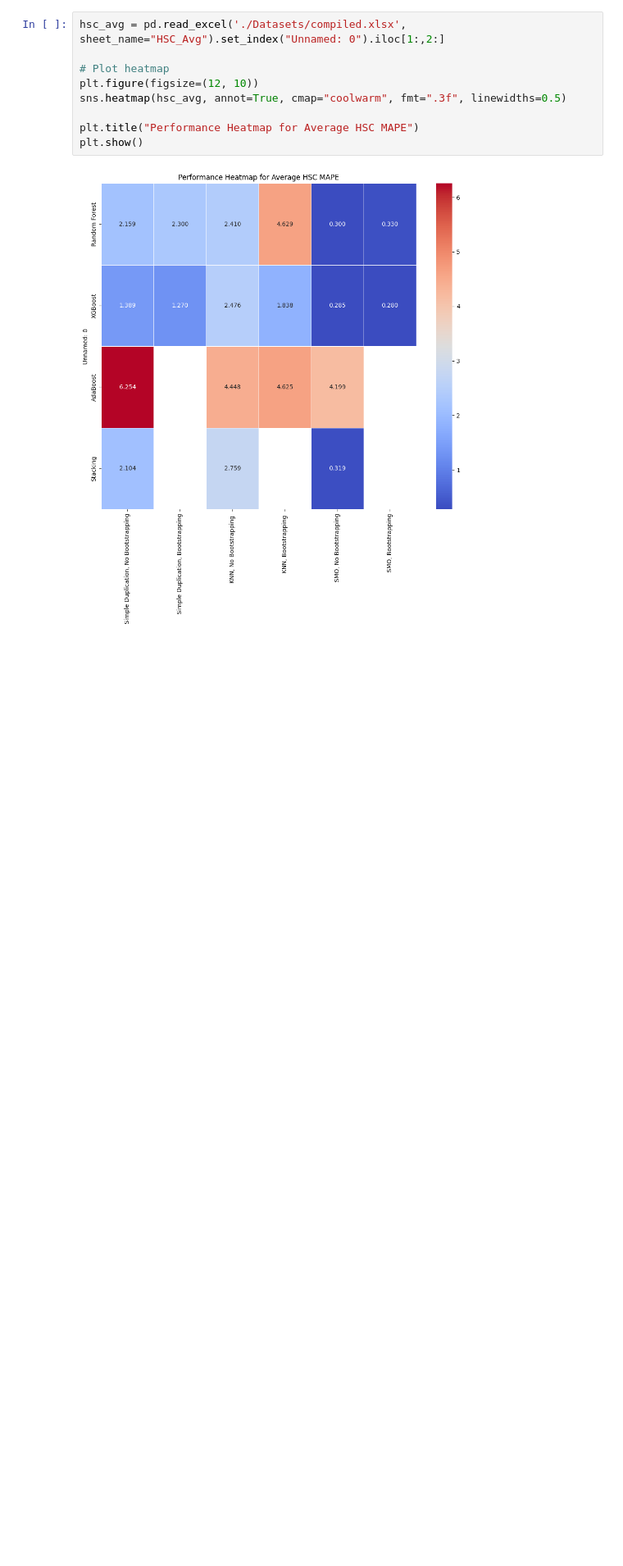
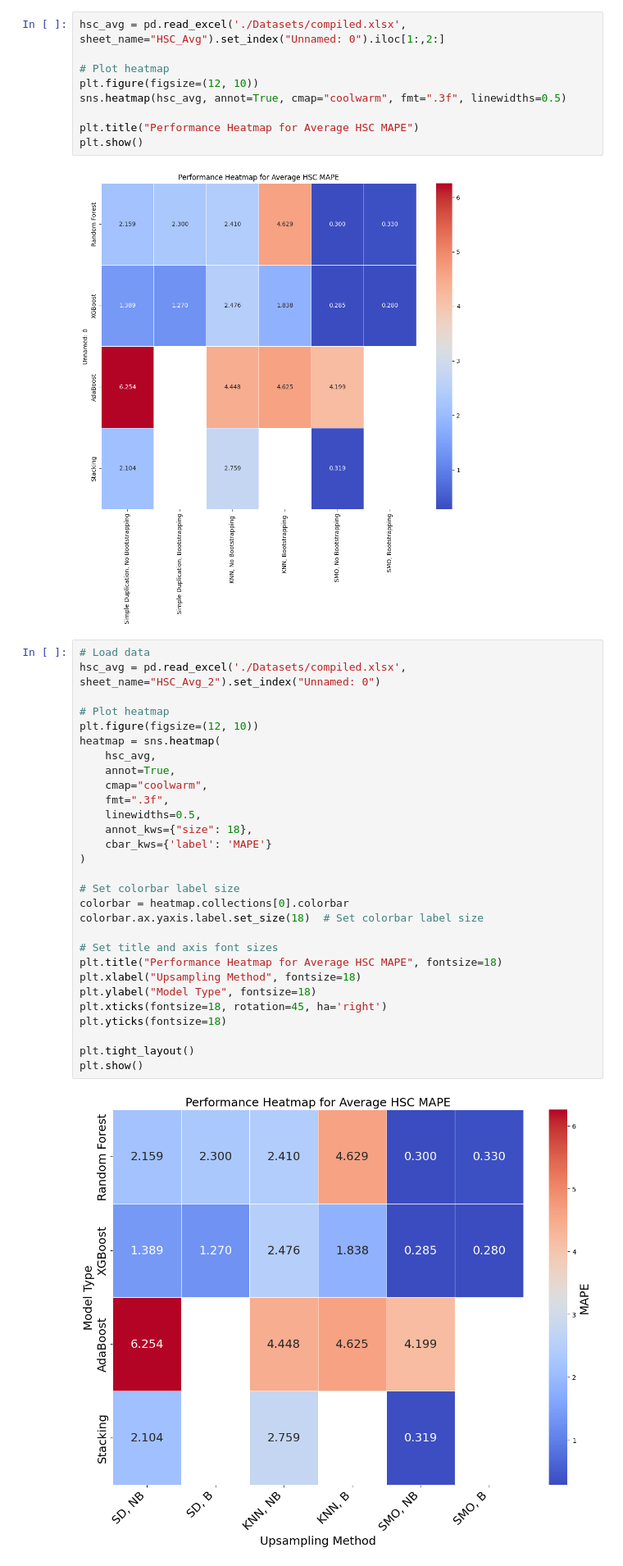
Before and after one commit to u7338876/vapingeffect, a Jupyter notebook: ModelPerformance.ipynb, the cells around one changed output. Shown at 82% size. Cells and saved outputs as stored; diff of their text form; blank space fills up the shorter version.

```diff
--- a/ModelPerformance.ipynb
+++ b/ModelPerformance.ipynb
@@ -137,6 +137,37 @@ plt.title("Performance Heatmap for Average HSC MAPE")
 plt.show()
 # %% [output]
 [figure]
+# %%
+# Load data
+hsc_avg = pd.read_excel('./Datasets/compiled.xlsx', sheet_name="HSC_Avg_2").set_index("Unnamed: 0")
+
+# Plot heatmap
+plt.figure(figsize=(12, 10))
+heatmap = sns.heatmap(
+    hsc_avg,
+    annot=True,
+    cmap="coolwarm",
+    fmt=".3f",
+    linewidths=0.5,
+    annot_kws={"size": 18},
+    cbar_kws={'label': 'MAPE'}
+)
+
+# Set colorbar label size
+colorbar = heatmap.collections[0].colorbar
+colorbar.ax.yaxis.label.set_size(18)  # Set colorbar label size
+
+# Set title and axis font sizes
+plt.title("Performance Heatmap for Average HSC MAPE", fontsize=18)
+plt.xlabel("Upsampling Method", fontsize=18)
+plt.ylabel("Model Type", fontsize=18)
+plt.xticks(fontsize=18, rotation=45, ha='right')
+plt.yticks(fontsize=18)
+
+plt.tight_layout()
+plt.show()
+# %% [output]
+[figure, added]
 # %%
 qaly_over_n = pd.read_excel('./Datasets/compiled.xlsx', sheet_name="QALY_Over_n")
 # Plot line graph
```
Also changed, not shown: parts of 1 cell of this notebook, 8 other files.
